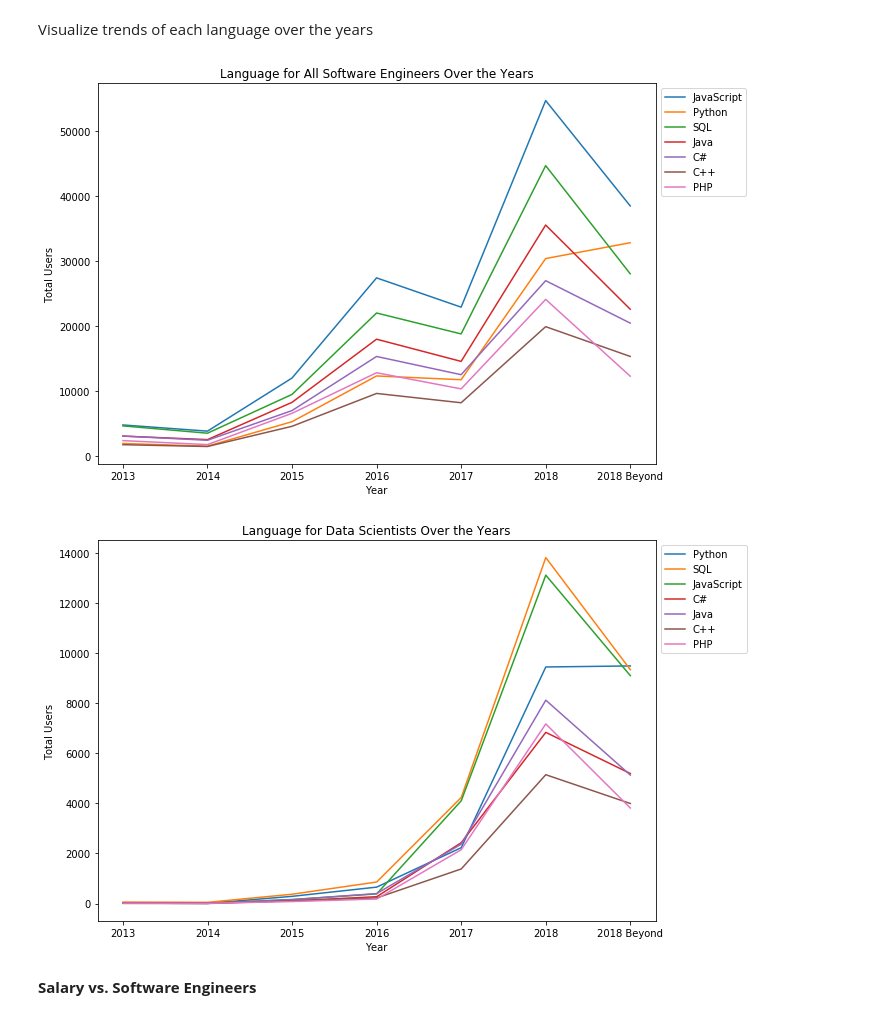
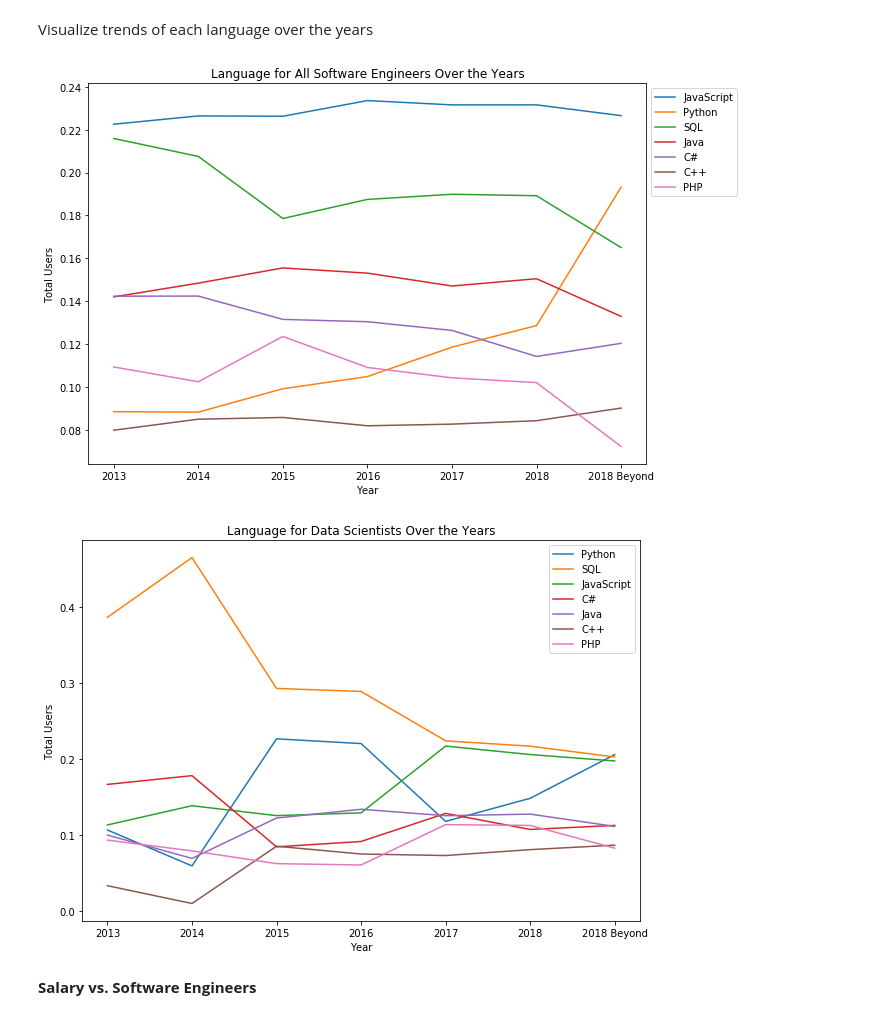
Before and after one commit to chen-bowen/Data_Science_Portfolio, a Jupyter notebook: Project 4 - Data Science Blog/Understanding the Career of Data Scientists.ipynb, the cells around one changed output. Cells and saved outputs as stored; diff of their text form; code cells hidden in the pictures.

Commit message:
Updated Jupyter Notebook, two graphs

```diff
--- a/Project 4 - Data Science Blog/Understanding the Career of Data Scientists.ipynb
+++ b/Project 4 - Data Science Blog/Understanding the Career of Data Scientists.ipynb
@@ -267,25 +265,25 @@ language_merge_ds = language_merge_ds.dropna().loc[language_merge_ds.dropna().so
 
 plt.figure(figsize = (10, 7))
 for i in list(language_merge.dropna().T.columns):
-    plt.plot(language_merge.T.loc[:, i], label = i)
+    plt.plot((language_merge/language_merge.sum()).T.loc[:, i], label = i)
 plt.xlabel('Year')
 plt.ylabel('Total Users')
 plt.legend(bbox_to_anchor=(1, 1))
 plt.title("Language for All Software Engineers Over the Years")
 plt.show()
 # %% [output]
-[figure, old version]
+[figure, new version]
 # %%
 plt.figure(figsize = (10, 7))
 for i in list(language_merge_ds.dropna().T.columns):
-    plt.plot(language_merge_ds.T.loc[:, i], label = i)
+    plt.plot((language_merge_ds/language_merge_ds.sum()).T.loc[:, i], label = i)
 plt.xlabel('Year')
 plt.ylabel('Total Users')
 plt.legend(bbox_to_anchor=(1, 1))
 plt.title("Language for Data Scientists Over the Years")
 plt.show()
 # %% [output]
-[figure, old version]
+[figure, new version]
 # %% [markdown]
 **Salary vs. Software Engineers**
 # %% [markdown]
```
Also changed, not shown: parts of 1 cell of this notebook.
